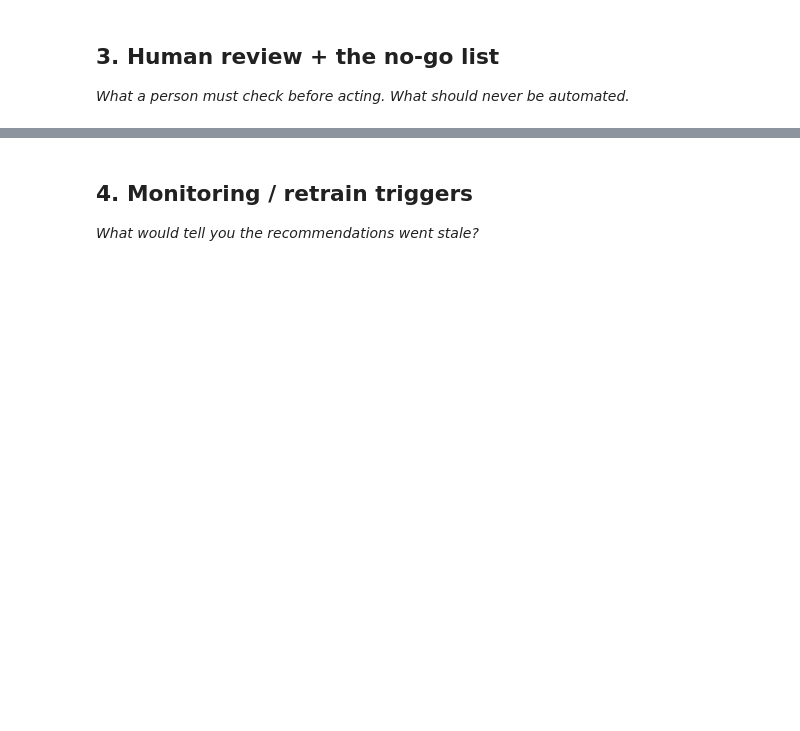
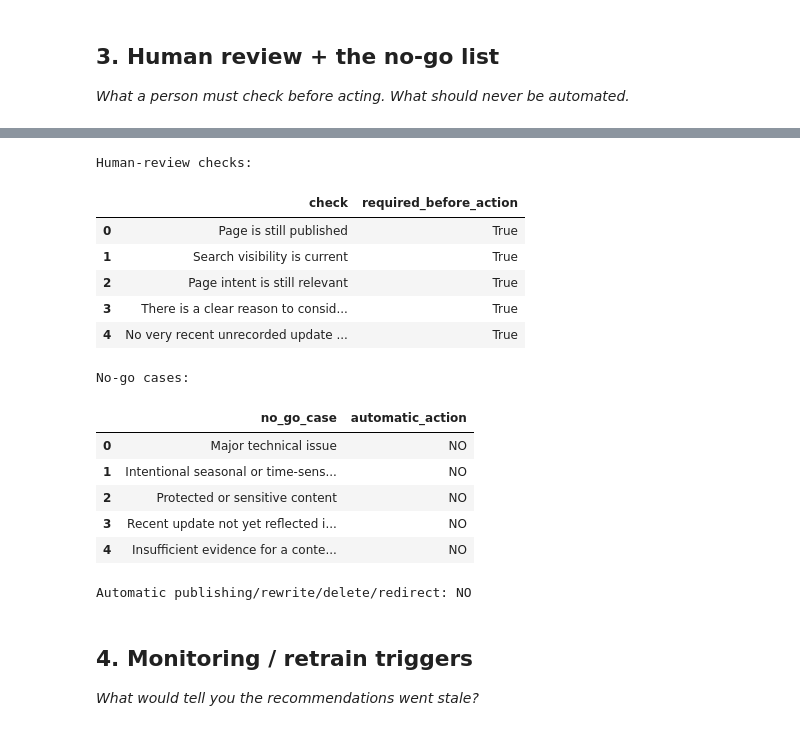
Before and after one commit to MuhammadAhmed196/flyrank-ml-internship, a Jupyter notebook: work/notebooks/w07_action_playbook.ipynb, the cells around one changed output, grey strips where cells are left out. Saved outputs shown, nothing was run; the diff lists cells and outputs as text; code cells hidden in the pictures; blank space fills up the shorter version.

```diff
--- a/work/notebooks/w07_action_playbook.ipynb
+++ b/work/notebooks/w07_action_playbook.ipynb
@@ -30,3 +230,55 @@ This skeleton is yours to fill. Work the sections **in order** — each one has
+# %%
+# This cell is for CODE (numbers, a query, a check).
+# Write your text answer in the cell ABOVE this one — typing sentences here breaks Run All.
+# ---------------------------------------------------------
+# HUMAN REVIEW + NO-GO CHECK
+# ---------------------------------------------------------
+
+review_rules = pd.DataFrame({
+    "check": [
+        "Page is still published",
+        "Search visibility is current",
+        "Page intent is still relevant",
+        "There is a clear reason to consider a refresh",
+        "No very recent unrecorded update is suspected"
+    ],
+    "required_before_action": [True, True, True, True, True]
+})
+
+no_go_cases = pd.DataFrame({
+    "no_go_case": [
+        "Major technical issue",
+        "Intentional seasonal or time-sensitive page",
+        "Protected or sensitive content",
+        "Recent update not yet reflected in the data",
+        "Insufficient evidence for a content change"
+    ],
+    "automatic_action": ["NO"] * 5
+})
+
+print("Human-review checks:")
+display(review_rules)
+
+print("\nNo-go cases:")
+display(no_go_cases)
+
+print("\nAutomatic publishing/rewrite/delete/redirect: NO")
+# %% [output]
+Human-review checks:
+|  | check | required_before_action |
+| 0 | Page is still published | True |
+| 1 | Search visibility is current | True |
+| 2 | Page intent is still relevant | True |
+| 3 | There is a clear reason to consid... | True |
+| 4 | No very recent unrecorded update ... | True |
+No-go cases:
+|  | no_go_case | automatic_action |
+| 0 | Major technical issue | NO |
+| 1 | Intentional seasonal or time-sens... | NO |
+| 2 | Protected or sensitive content | NO |
+| 3 | Recent update not yet reflected i... | NO |
+| 4 | Insufficient evidence for a conte... | NO |
+Automatic publishing/rewrite/delete/redirect: NO
 # %% [markdown]
 ## 4. Monitoring / retrain triggers
 
```
Also changed, not shown: parts of 14 cells of this notebook.
